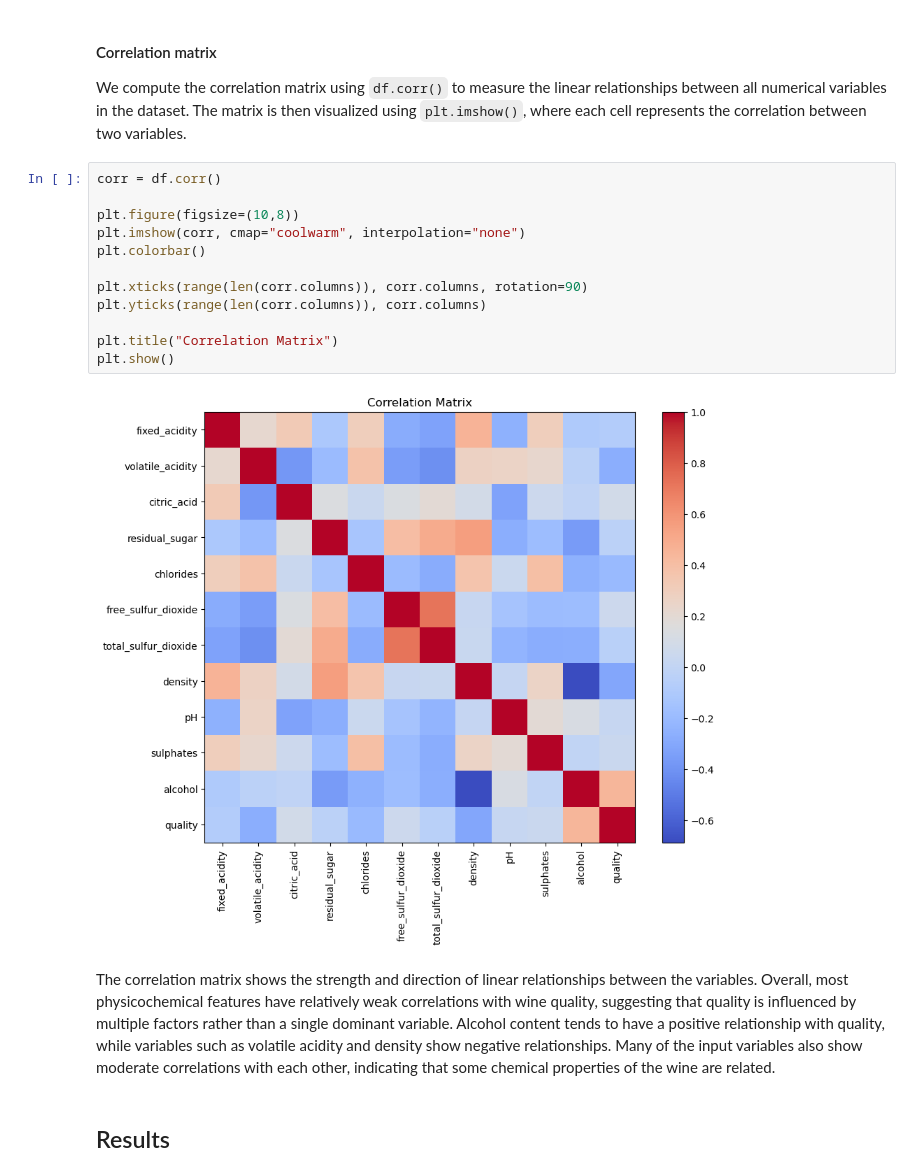
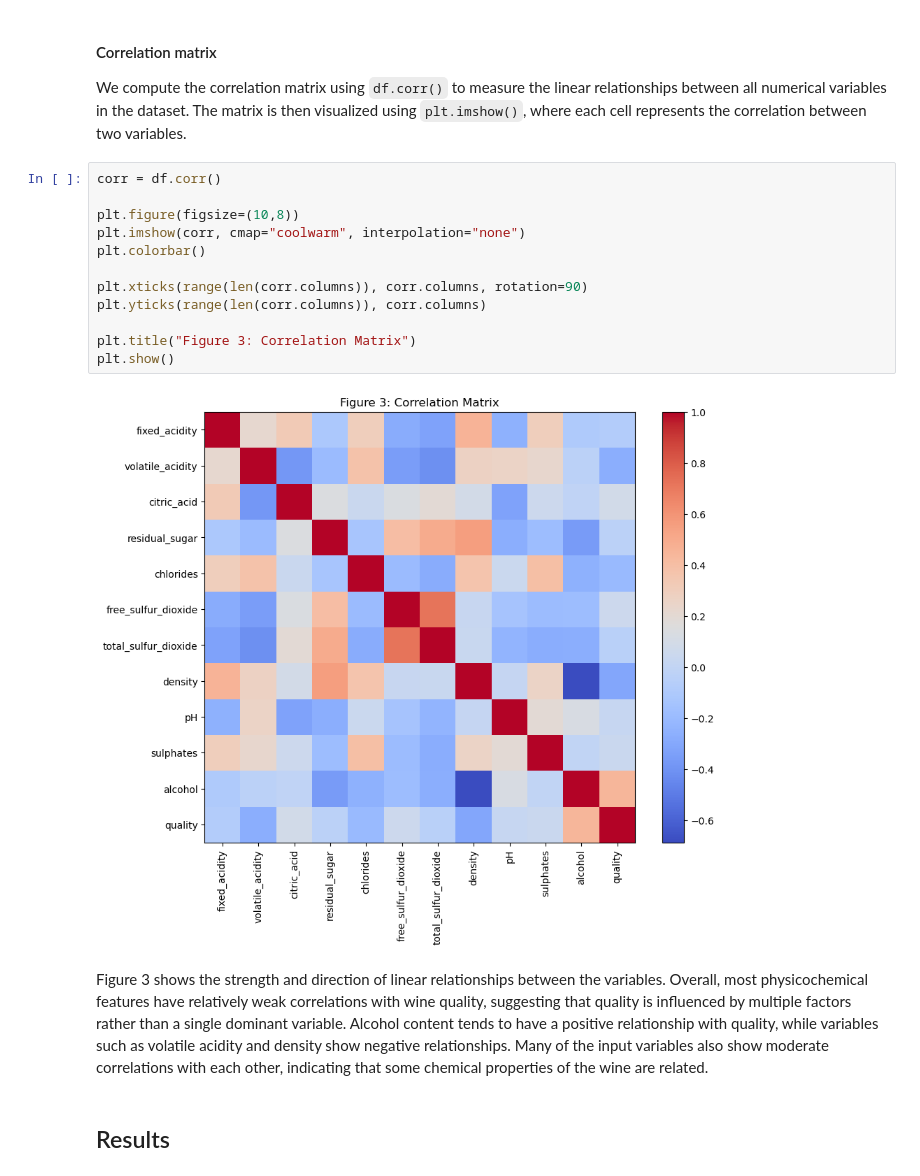
Before and after one commit to UBC-DSCI-310-2025W2/dsci-310-group-07, a Jupyter notebook: reports/white_wine_quality_analysis.ipynb, the cells around one changed output. Saved outputs shown, nothing was run; the diff lists cells and outputs as text.

```diff
--- a/reports/white_wine_quality_analysis.ipynb
+++ b/reports/white_wine_quality_analysis.ipynb
@@ -192,19 +190,19 @@ We compute the correlation matrix using `df.corr()` to measure the linear relati
 # %%
 corr = df.corr()
 
 plt.figure(figsize=(10,8))
 plt.imshow(corr, cmap="coolwarm", interpolation="none")
 plt.colorbar()
 
 plt.xticks(range(len(corr.columns)), corr.columns, rotation=90)
 plt.yticks(range(len(corr.columns)), corr.columns)
 
-plt.title("Correlation Matrix")
+plt.title("Figure 3: Correlation Matrix")
 plt.show()
 # %% [output]
-[figure, old version]
+[figure, new version]
 # %% [markdown]
-The correlation matrix shows the strength and direction of linear relationships between the variables. Overall, most physicochemical features have relatively weak correlations with wine quality, suggesting that quality is influenced by multiple factors rather than a single dominant variable. Alcohol content tends to have a positive relationship with quality, while variables such as volatile acidity and density show negative relationships. Many of the input variables also show moderate correlations with each other, indicating that some chemical properties of the wine are related.
+Figure 3 shows the strength and direction of linear relationships between the variables. Overall, most physicochemical features have relatively weak correlations with wine quality, suggesting that quality is influenced by multiple factors rather than a single dominant variable. Alcohol content tends to have a positive relationship with quality, while variables such as volatile acidity and density show negative relationships. Many of the input variables also show moderate correlations with each other, indicating that some chemical properties of the wine are related.
 # %% [markdown]
 ## Results
 # %% [markdown]
```
Also changed, not shown: parts of 5 cells of this notebook.
